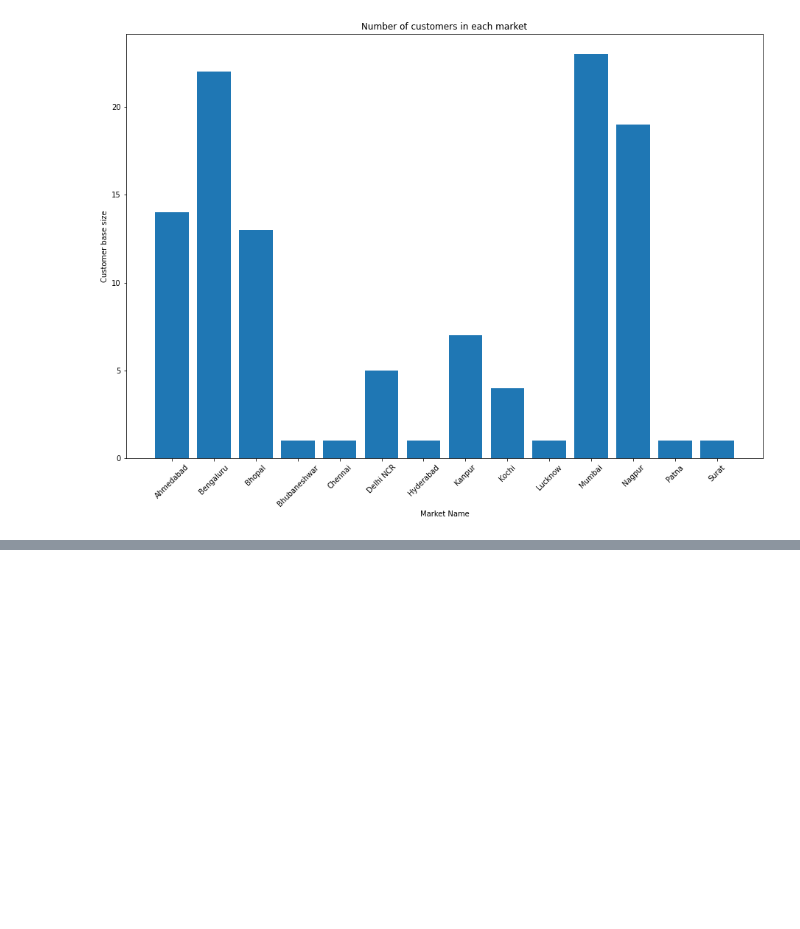
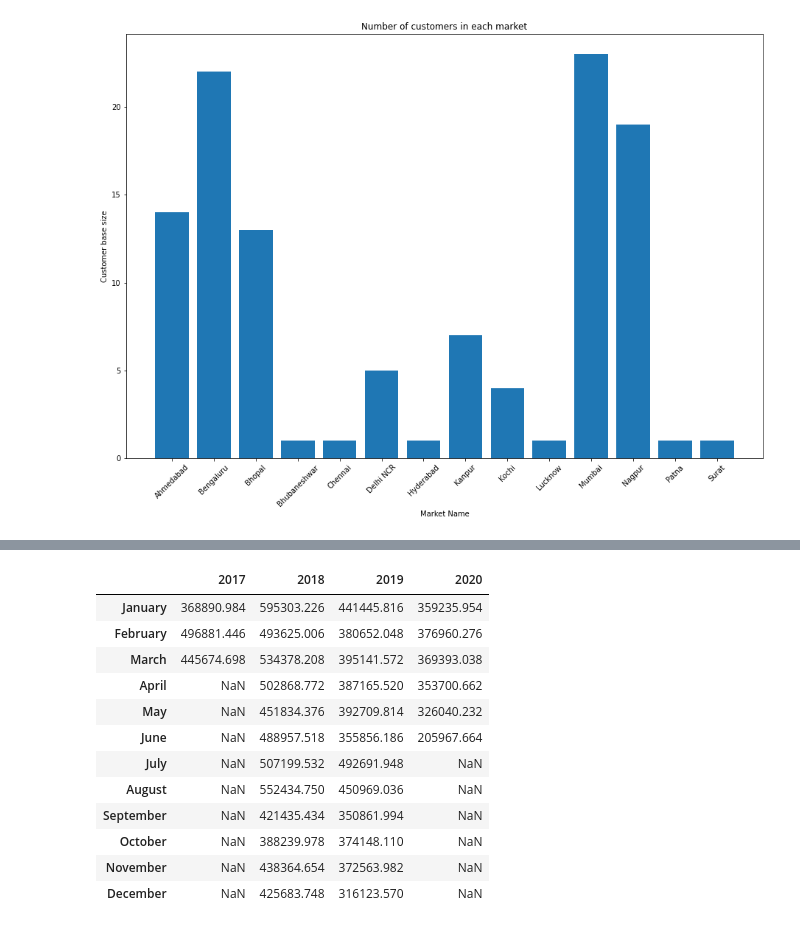
Before and after one commit to Terrencebosco/sales_analysis, a Jupyter notebook: notebooks/sales_notebook.ipynb, the cells around one changed output, grey strips where cells are left out. Drawn from its saved outputs; the diff is of its cells as text; code cells hidden in the pictures; blank space fills up the shorter version.

```diff
--- a/notebooks/sales_notebook.ipynb
+++ b/notebooks/sales_notebook.ipynb
@@ -410,0 +512,21 @@ python -m ipykernel install --user --name dash --display-name "Python (dash)"
+# %%
+df_ = pd.concat(year_dict, axis=1)
+df_.columns = df_.columns.droplevel(1)
+dictionary = dict(zip(range(0,12), months))
+df_.columns = df_.columns.astype(str)
+df_ = df_.rename(dictionary, axis='index')
+df_
+# %% [output]
+|  | 2017 | 2018 | 2019 | 2020 |
+| January | 368890.984 | 595303.226 | 441445.816 | 359235.954 |
+| February | 496881.446 | 493625.006 | 380652.048 | 376960.276 |
+| March | 445674.698 | 534378.208 | 395141.572 | 369393.038 |
+| April | NaN | 502868.772 | 387165.520 | 353700.662 |
+| May | NaN | 451834.376 | 392709.814 | 326040.232 |
+| June | NaN | 488957.518 | 355856.186 | 205967.664 |
+| July | NaN | 507199.532 | 492691.948 | NaN |
+| August | NaN | 552434.750 | 450969.036 | NaN |
+| September | NaN | 421435.434 | 350861.994 | NaN |
+| October | NaN | 388239.978 | 374148.110 | NaN |
+| November | NaN | 438364.654 | 372563.982 | NaN |
+| December | NaN | 425683.748 | 316123.570 | NaN |
```
Also changed, not shown: parts of 25 cells of this notebook, 1 other file.
